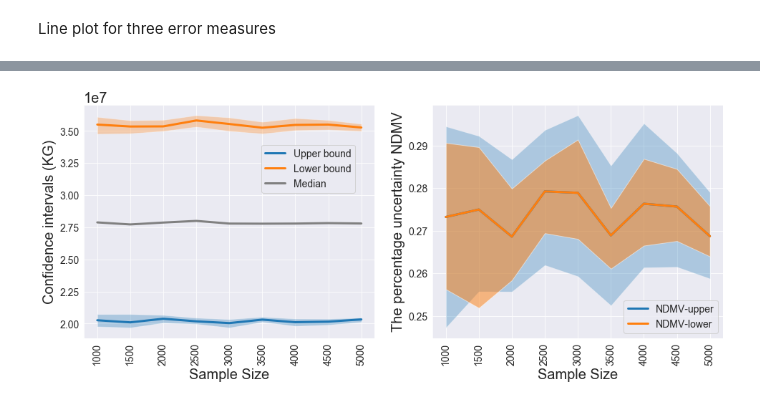
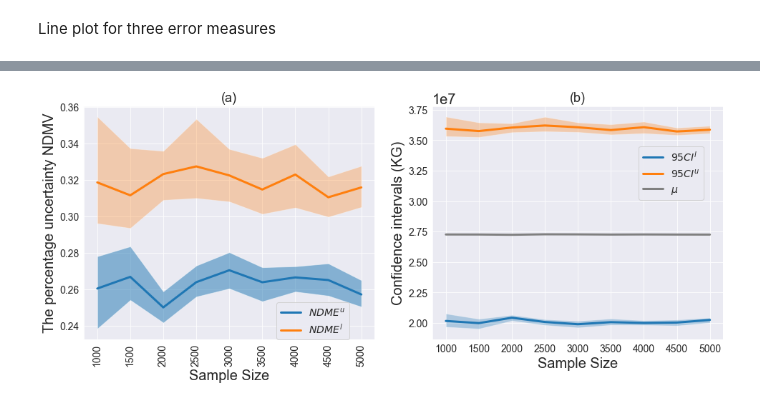
Before and after one commit to QianWanghhu/factor_fixing, a Jupyter notebook: qian_dev/visualization.ipynb, the cells around one changed output, grey strips where cells are left out. Saved outputs shown, nothing was run; the diff lists cells and outputs as text; code cells hidden in the pictures.

Commit message:
Change the plot for Figure 7 and 8

```diff
--- a/qian_dev/visualization.ipynb
+++ b/qian_dev/visualization.ipynb
@@ -237,0 +292,8 @@ df.loc[:, 'cf_cv'] = 2 * df['cv']
+# %%
+# sort the dataframe for plot
+df = pd.DataFrame()
+for fn in filename[:]:
+    print(fn)
+    df[fn] = pd.read_csv(f'{filepath}{fn}.csv', index_col = 'Unnamed: 0').iloc[2]
+# df.loc[:, 'median'] = (df.loc[:, filename[0]] + df.loc[:, filename[3]]) / 2 # only use the mean of CIs for calculation
+cols = df.columns
@@ -294,15 +321,3 @@ Line plot for showing robustness of error estimation
-# %%
-# Adaptive evaluation of error measure
-filepath = '../output/paper0915/error_measures/'
-filename = ['cf_lower_adaptive', 'cf_lower_lower_adaptive', 'cf_lower_upper_adaptive',
-            'cf_upper_adaptive', 'cf_upper_lower_adaptive', 'cf_upper_upper_adaptive',             'stats_uncond_adaptive']
-# %%
-# sort the dataframe for plot
-df = pd.DataFrame()
-for fn in filename[:-1]:
-    df[fn] = pd.read_csv(f'{filepath}{fn}.csv', index_col = 'Unnamed: 0').iloc[2]
-df.loc[:, 'median'] = (df.loc[:, filename[0]] + df.loc[:, filename[3]]) / 2 # only use the mean of CIs for calculation
-cols = df.columns
 # %%
 df_ratio = pd.DataFrame(index=df.index, columns=df.columns)
 for fn in filename[:-1]:
@@ -334,32 +329,35 @@ ind
 # %%
 
 plt.rcParams.update({'font.size': 8})
 fs=14
 sns.set_style('darkgrid')
 fig, axes = plt.subplots(1, 2)
 ind = list(df.index)
 df = df.loc[ind[0:9], :]
 ind = list(df.index)
-ax = df[cols[[0, 3]]].plot(figsize=(16, 6), ax=axes[0])
+
+ax1 = df_ratio.loc[ind, cols[[0, 3]]].plot(ax=axes[0])
+plt.sca(axes[1])
+plt.xticks(range(len(df.index)), df_ratio.index[0:9], rotation=90)
+ax1.tick_params(axis='both', which='major', labelsize=14)
+ax1.fill_between(df.index, df_ratio.loc[ind,cols[1]], df_ratio.loc[ind, cols[2]], alpha=0.5)
+ax1.fill_between(df.index, df_ratio.loc[ind, cols[4]], df_ratio.loc[ind, cols[5]], alpha=0.3)
+ax1.set_xlabel('Sample Size');
+ax1.set_ylabel('The percentage uncertainty NDME');
+ax1.legend([f'$NDME^l$', f'$NDME^u$'], bbox_to_anchor=[0.93, 0.18], fontsize=fs);
+ax1.set_title('(a)', loc='center', fontsize=18)
+
+ax = df[cols[[0, 3]]].plot(figsize=(16, 6), ax=axes[1])
 plt.sca(axes[0])
 df[cols[-1]].plot(ax=ax, color='grey')
 plt.xticks(range(len(df.index)), df.index, rotation=90)
 ax.tick_params(axis='both', which='major', labelsize=14)
 ax.fill_between(df.index, df[cols[1]], df[cols[2]], alpha=0.3)
 ax.fill_between(df.index, df[cols[4]], df[cols[5]], alpha=0.3)
 ax.set_xlabel('Sample Size');
 ax.set_ylabel('Confidence intervals (KG)');
-ax.legend(['Upper bound', 'Lower bound', 'Median'], bbox_to_anchor=[0.95, 0.85], fontsize=fs)
-
-ax1 = df_ratio.loc[ind, cols[[0, 3]]].plot(ax=axes[1])
-plt.sca(axes[1])
-plt.xticks(range(len(df.index)), df_ratio.index[0:9], rotation=90)
-ax1.tick_params(axis='both', which='major', labelsize=14)
-ax1.fill_between(df.index, df_ratio.loc[ind, cols[4]], df_ratio.loc[ind, cols[5]], alpha=0.3)
-ax1.fill_between(df.index, df_ratio.loc[ind,cols[1]], df_ratio.loc[ind, cols[2]], alpha=0.5)
-ax1.set_xlabel('Sample Size');
-ax1.set_ylabel('The percentage uncertainty NDMV');
-ax1.legend(['NDMV-upper', 'NDMV-lower'], loc='lower right', fontsize=fs);
+ax.legend([f'$95CI^l$', f'$95CI^u$', r'$\mu$'], bbox_to_anchor=[0.95, 0.85], fontsize=fs)
+ax.set_title('(b)', loc='center', fontsize=18);
 plt.savefig('../output/paper0915/figure/'+'conf_adaptive_two_panels_5000.png', format='png', dpi=300, layout='tight')
 # %% [output]
-[figure, old version]
+[figure, new version]
```
Also changed, not shown: parts of 16 cells of this notebook.
